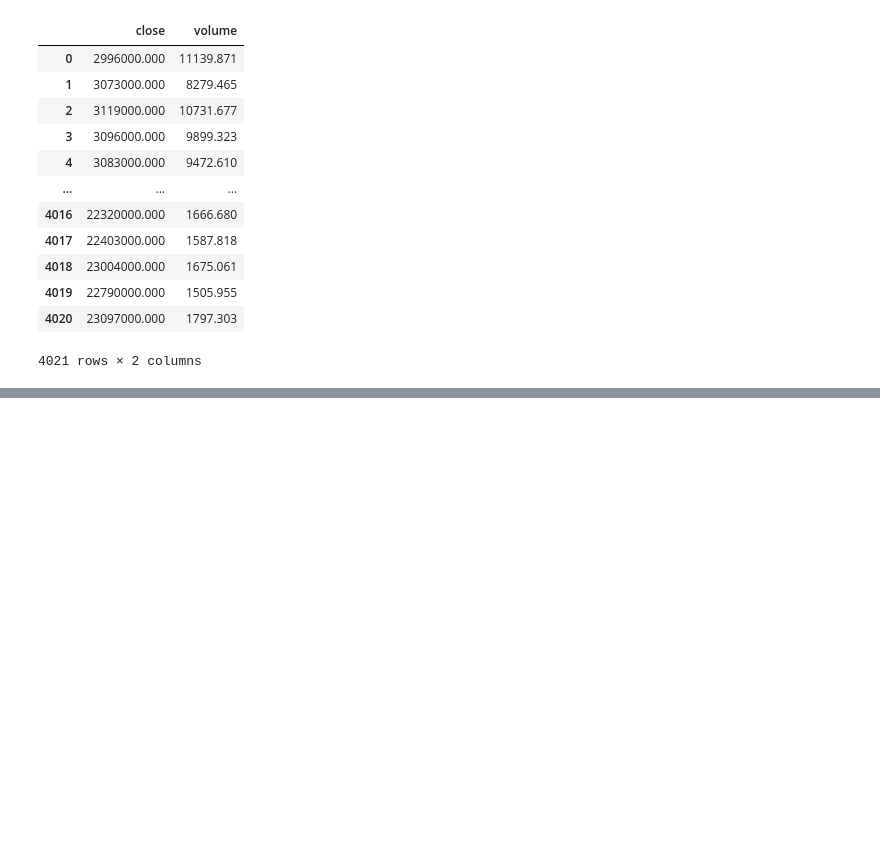
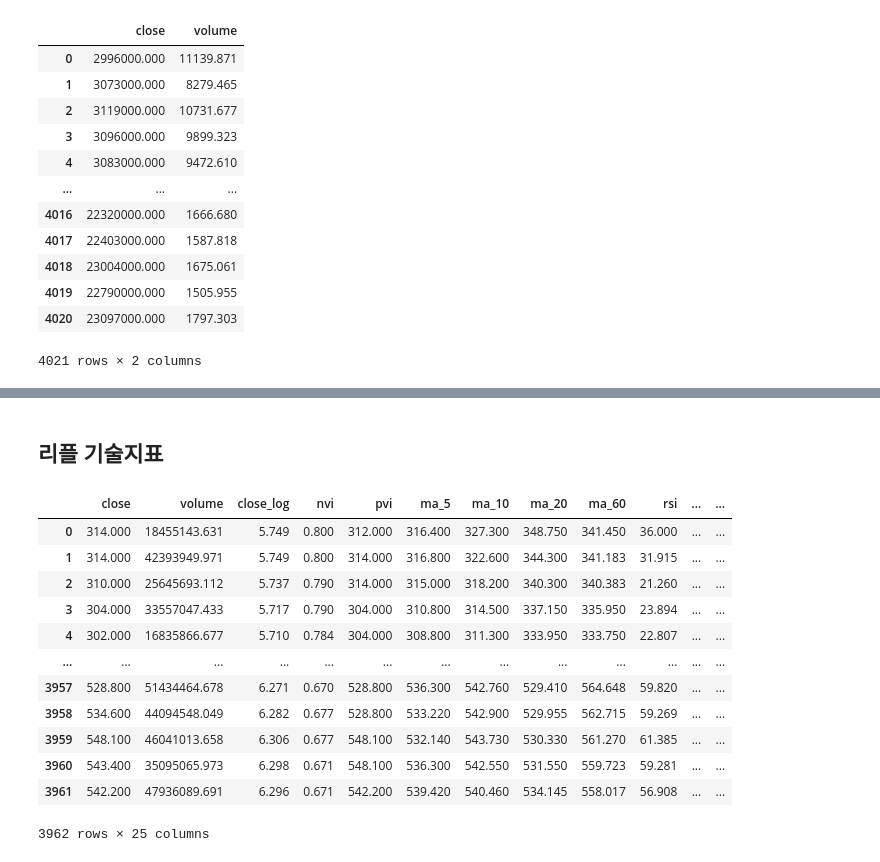
Before and after one commit to kth321/LSTM_with_cryptocurrency, a Jupyter notebook: Indicator.ipynb, the cells around one changed output, grey strips where cells are left out. Saved outputs shown, nothing was run; the diff lists cells and outputs as text; code cells hidden in the pictures; blank space fills up the shorter version.

```diff
--- a/Indicator.ipynb
+++ b/Indicator.ipynb
@@ -261,0 +426,18 @@ indicator.get_nvi()
+# %% [markdown]
+## 리플 기술지표
+# %%
+res[1]
+# %% [output]
+|  | close | volume | close_log | nvi | pvi | ma_5 | ma_10 | ma_20 | ma_60 | rsi | ... | ... |
+| 0 | 314.000 | 18455143.631 | 5.749 | 0.800 | 312.000 | 316.400 | 327.300 | 348.750 | 341.450 | 36.000 | ... | ... |
+| 1 | 314.000 | 42393949.971 | 5.749 | 0.800 | 314.000 | 316.800 | 322.600 | 344.300 | 341.183 | 31.915 | ... | ... |
+| 2 | 310.000 | 25645693.112 | 5.737 | 0.790 | 314.000 | 315.000 | 318.200 | 340.300 | 340.383 | 21.260 | ... | ... |
+| 3 | 304.000 | 33557047.433 | 5.717 | 0.790 | 304.000 | 310.800 | 314.500 | 337.150 | 335.950 | 23.894 | ... | ... |
+| 4 | 302.000 | 16835866.677 | 5.710 | 0.784 | 304.000 | 308.800 | 311.300 | 333.950 | 333.750 | 22.807 | ... | ... |
+| ... | ... | ... | ... | ... | ... | ... | ... | ... | ... | ... | ... | ... |
+| 3957 | 528.800 | 51434464.678 | 6.271 | 0.670 | 528.800 | 536.300 | 542.760 | 529.410 | 564.648 | 59.820 | ... | ... |
+| 3958 | 534.600 | 44094548.049 | 6.282 | 0.677 | 528.800 | 533.220 | 542.900 | 529.955 | 562.715 | 59.269 | ... | ... |
+| 3959 | 548.100 | 46041013.658 | 6.306 | 0.677 | 548.100 | 532.140 | 543.730 | 530.330 | 561.270 | 61.385 | ... | ... |
+| 3960 | 543.400 | 35095065.973 | 6.298 | 0.671 | 548.100 | 536.300 | 542.550 | 531.550 | 559.723 | 59.281 | ... | ... |
+| 3961 | 542.200 | 47936089.691 | 6.296 | 0.671 | 542.200 | 539.420 | 540.460 | 534.145 | 558.017 | 56.908 | ... | ... |
+3962 rows × 25 columns
```
Also changed, not shown: parts of 32 cells of this notebook.
